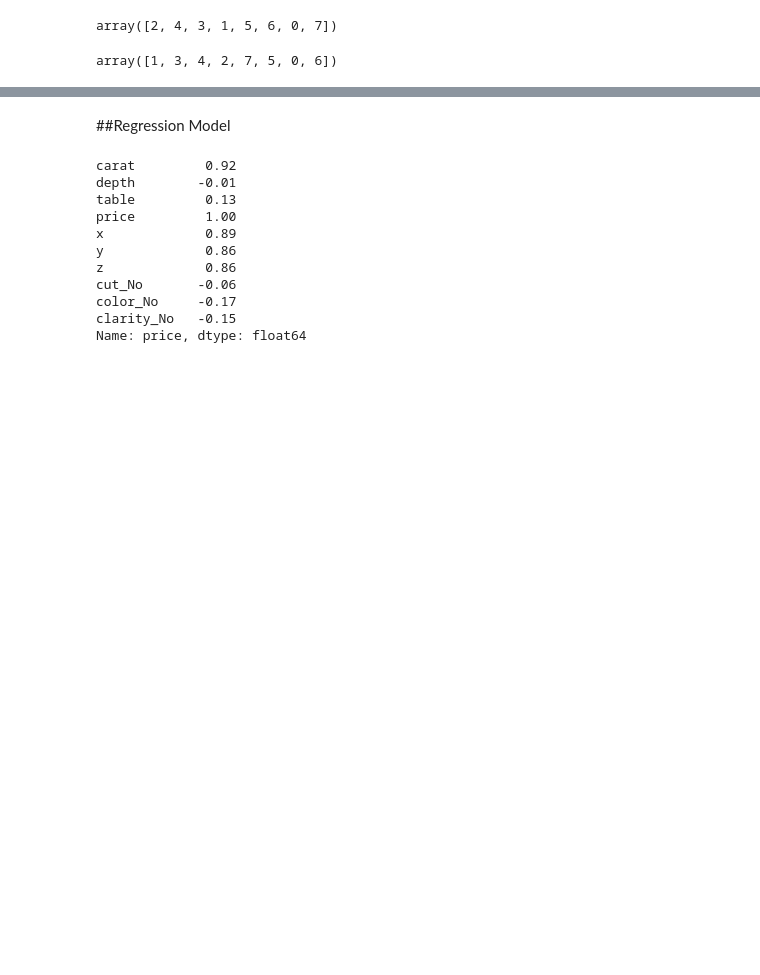
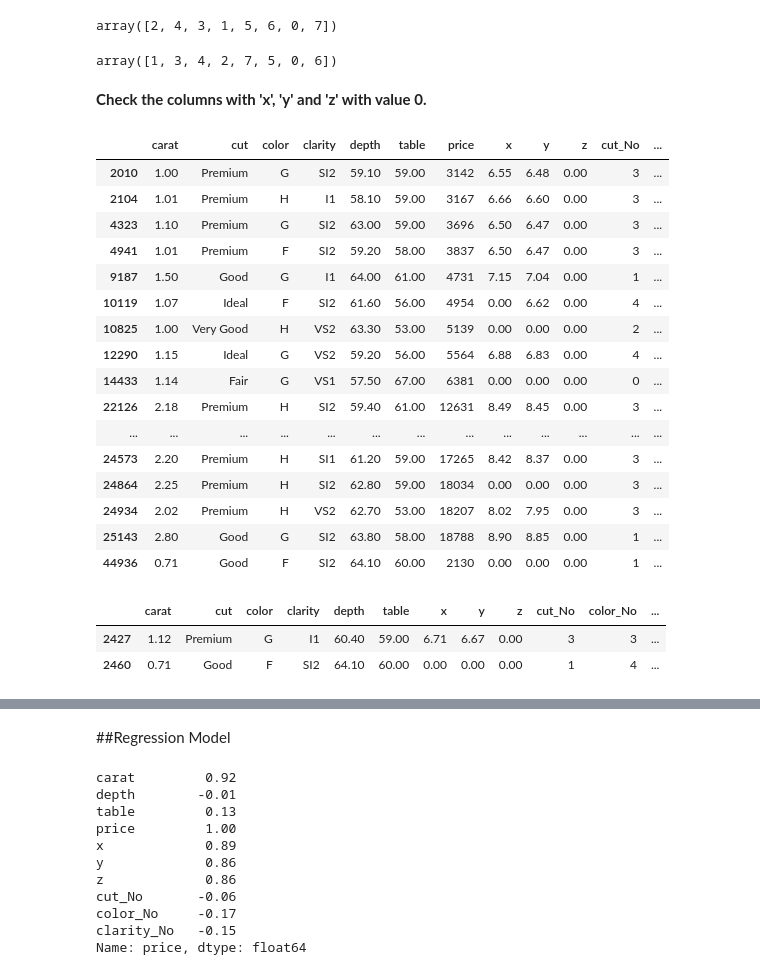
Before and after one commit to lenagrumbach/diamond_price_prediction, a Jupyter notebook: projeto_regressao_linear.ipynb, the cells around one changed output, grey strips where cells are left out. Drawn from its saved outputs; the diff is of its cells as text; code cells hidden in the pictures; blank space fills up the shorter version.

```diff
--- a/projeto_regressao_linear.ipynb
+++ b/projeto_regressao_linear.ipynb
@@ -148,3 +148,27 @@ df_rick_diamonds['clarity_No'] = df_rick_diamonds['clarity'].replace('I1', 0, re
 df_rick_diamonds['clarity_No'].unique()
 # %% [output]
 array([1, 3, 4, 2, 7, 5, 0, 6])
+# %% [markdown]
+**Check the columns with 'x', 'y' and 'z' with value 0.**
+# %%
+mask = ((df_diamonds['x']==0) | (df_diamonds['y']==0) | (df_diamonds['z']==0))
+# %%
+df_diamonds.loc[mask]
+# %% [output]
+|  | carat | cut | color | clarity | depth | table | price | x | y | z | cut_No | ... |
+| 2010 | 1.00 | Premium | G | SI2 | 59.10 | 59.00 | 3142 | 6.55 | 6.48 | 0.00 | 3 | ... |
+| 2104 | 1.01 | Premium | H | I1 | 58.10 | 59.00 | 3167 | 6.66 | 6.60 | 0.00 | 3 | ... |
+| 4323 | 1.10 | Premium | G | SI2 | 63.00 | 59.00 | 3696 | 6.50 | 6.47 | 0.00 | 3 | ... |
+| 4941 | 1.01 | Premium | F | SI2 | 59.20 | 58.00 | 3837 | 6.50 | 6.47 | 0.00 | 3 | ... |
+| 9187 | 1.50 | Good | G | I1 | 64.00 | 61.00 | 4731 | 7.15 | 7.04 | 0.00 | 1 | ... |
+| 10119 | 1.07 | Ideal | F | SI2 | 61.60 | 56.00 | 4954 | 0.00 | 6.62 | 0.00 | 4 | ... |
+| 10825 | 1.00 | Very Good | H | VS2 | 63.30 | 53.00 | 5139 | 0.00 | 0.00 | 0.00 | 2 | ... |
+| 12290 | 1.15 | Ideal | G | VS2 | 59.20 | 56.00 | 5564 | 6.88 | 6.83 | 0.00 | 4 | ... |
+| 14433 | 1.14 | Fair | G | VS1 | 57.50 | 67.00 | 6381 | 0.00 | 0.00 | 0.00 | 0 | ... |
+| 22126 | 2.18 | Premium | H | SI2 | 59.40 | 61.00 | 12631 | 8.49 | 8.45 | 0.00 | 3 | ... |
+| ... | ... | ... | ... | ... | ... | ... | ... | ... | ... | ... | ... | ... |
+| 24573 | 2.20 | Premium | H | SI1 | 61.20 | 59.00 | 17265 | 8.42 | 8.37 | 0.00 | 3 | ... |
+| 24864 | 2.25 | Premium | H | SI2 | 62.80 | 59.00 | 18034 | 0.00 | 0.00 | 0.00 | 3 | ... |
+| 24934 | 2.02 | Premium | H | VS2 | 62.70 | 53.00 | 18207 | 8.02 | 7.95 | 0.00 | 3 | ... |
+| 25143 | 2.80 | Good | G | SI2 | 63.80 | 58.00 | 18788 | 8.90 | 8.85 | 0.00 | 1 | ... |
+| 44936 | 0.71 | Good | F | SI2 | 64.10 | 60.00 | 2130 | 0.00 | 0.00 | 0.00 | 1 | ... |
@@ -151,3 +177,9 @@ array([1, 3, 4, 2, 7, 5, 0, 6])
+# %%
+df_rick_diamonds.loc[mask_rick]
+# %% [output]
+|  | carat | cut | color | clarity | depth | table | x | y | z | cut_No | color_No | ... |
+| 2427 | 1.12 | Premium | G | I1 | 60.40 | 59.00 | 6.71 | 6.67 | 0.00 | 3 | 3 | ... |
+| 2460 | 0.71 | Good | F | SI2 | 64.10 | 60.00 | 0.00 | 0.00 | 0.00 | 1 | 4 | ... |
 # %%
 df_diamonds.describe()
 # %% [output]
```
Also changed, not shown: parts of 7 cells of this notebook.
